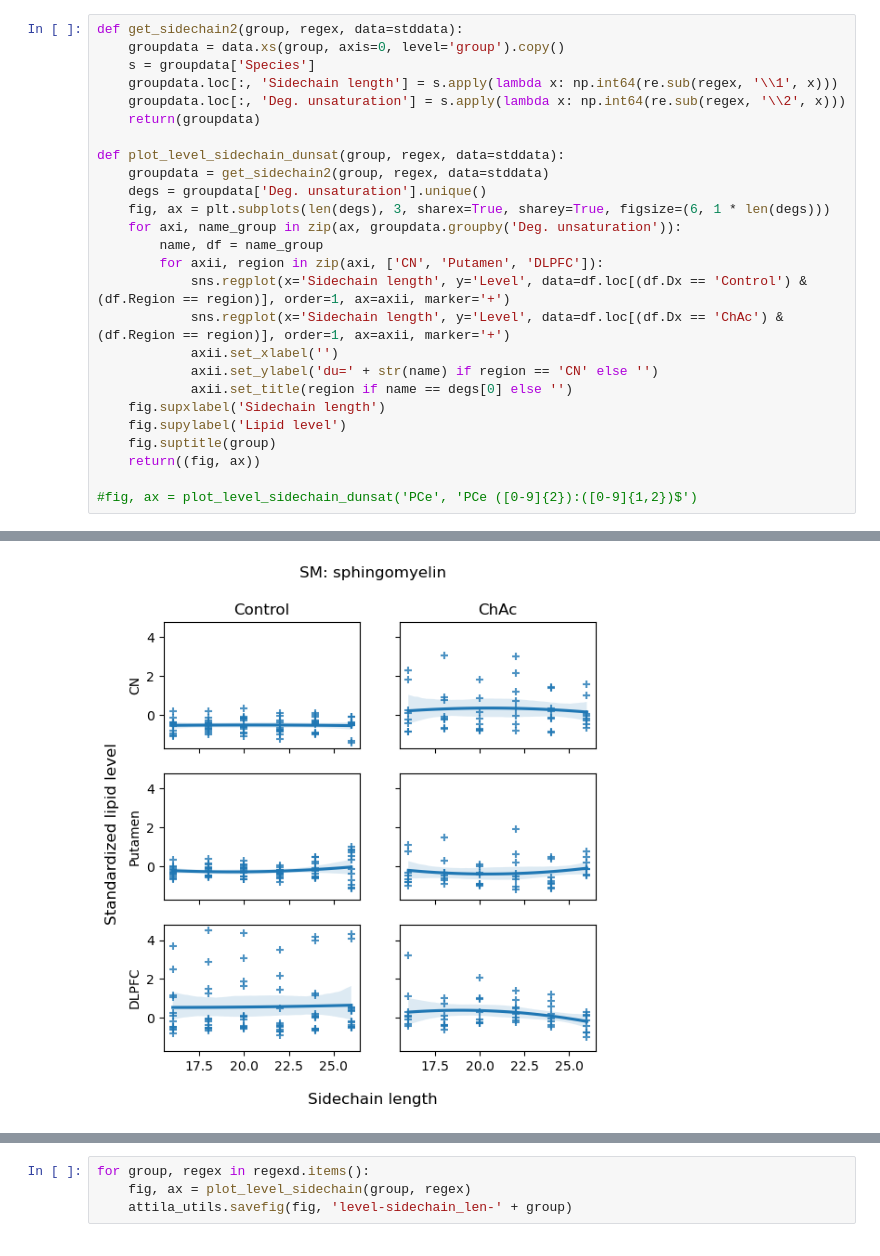
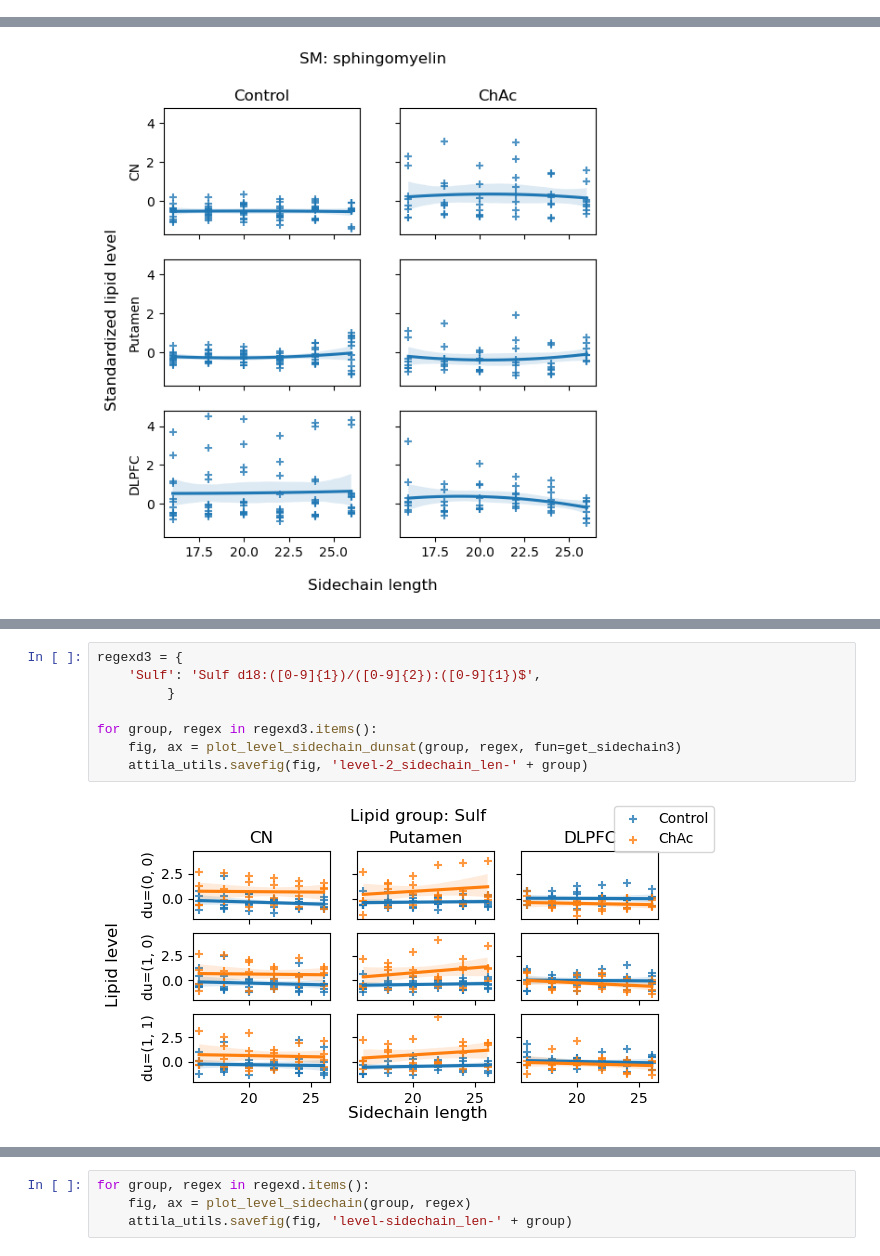
Before and after one commit to attilagk/Gabriel, a Jupyter notebook: notebooks/2023-01-04-side-chain/2023-01-04-side-chain.ipynb, the cells around one changed output, grey strips where cells are left out. Saved outputs shown, nothing was run; the diff lists cells and outputs as text.

```diff
--- a/notebooks/2023-01-04-side-chain/2023-01-04-side-chain.ipynb
+++ b/notebooks/2023-01-04-side-chain/2023-01-04-side-chain.ipynb
@@ -40,29 +40,3 @@ stddata
 |  |  |  | Control 5 | -0.188431 | NSer | NSer 22:6 | Putamen | Control 5 | Putamen : Control 5 | Control | ... |
 |  |  |  | Control 6 | 0.032171 | NSer | NSer 22:6 | Putamen | Control 6 | Putamen : Control 6 | Control | ... |
 17670 rows × 9 columns
-# %%
-def get_sidechain2(group, regex, data=stddata):
-    groupdata = data.xs(group, axis=0, level='group').copy()
-    s = groupdata['Species']
-    groupdata.loc[:, 'Sidechain length'] = s.apply(lambda x: np.int64(re.sub(regex, '\\1', x)))
-    groupdata.loc[:, 'Deg. unsaturation'] = s.apply(lambda x: np.int64(re.sub(regex, '\\2', x)))
-    return(groupdata)
-
-def plot_level_sidechain_dunsat(group, regex, data=stddata):
-    groupdata = get_sidechain2(group, regex, data=stddata)
-    degs = groupdata['Deg. unsaturation'].unique()
-    fig, ax = plt.subplots(len(degs), 3, sharex=True, sharey=True, figsize=(6, 1 * len(degs)))
-    for axi, name_group in zip(ax, groupdata.groupby('Deg. unsaturation')):
-        name, df = name_group
-        for axii, region in zip(axi, ['CN', 'Putamen', 'DLPFC']):
-            sns.regplot(x='Sidechain length', y='Level', data=df.loc[(df.Dx == 'Control') & (df.Region == region)], order=1, ax=axii, marker='+')
-            sns.regplot(x='Sidechain length', y='Level', data=df.loc[(df.Dx == 'ChAc') & (df.Region == region)], order=1, ax=axii, marker='+')
-            axii.set_xlabel('')
-            axii.set_ylabel('du=' + str(name) if region == 'CN' else '')
-            axii.set_title(region if name == degs[0] else '')
-    fig.supxlabel('Sidechain length')
-    fig.supylabel('Lipid level')
-    fig.suptitle(group)
-    return((fig, ax))
-
-#fig, ax = plot_level_sidechain_dunsat('PCe', 'PCe ([0-9]{2}):([0-9]{1,2})$')
@@ -152,0 +134,10 @@ regexd = {
+# %%
+regexd3 = {
+    'Sulf': 'Sulf d18:([0-9]{1})/([0-9]{2}):([0-9]{1})$',
+         }
+
+for group, regex in regexd3.items():
+    fig, ax = plot_level_sidechain_dunsat(group, regex, fun=get_sidechain3)
+    attila_utils.savefig(fig, 'level-2_sidechain_len-' + group)
+# %% [output]
+[figure, added]
```
Also changed, not shown: parts of 4 cells of this notebook, 7 other files.
